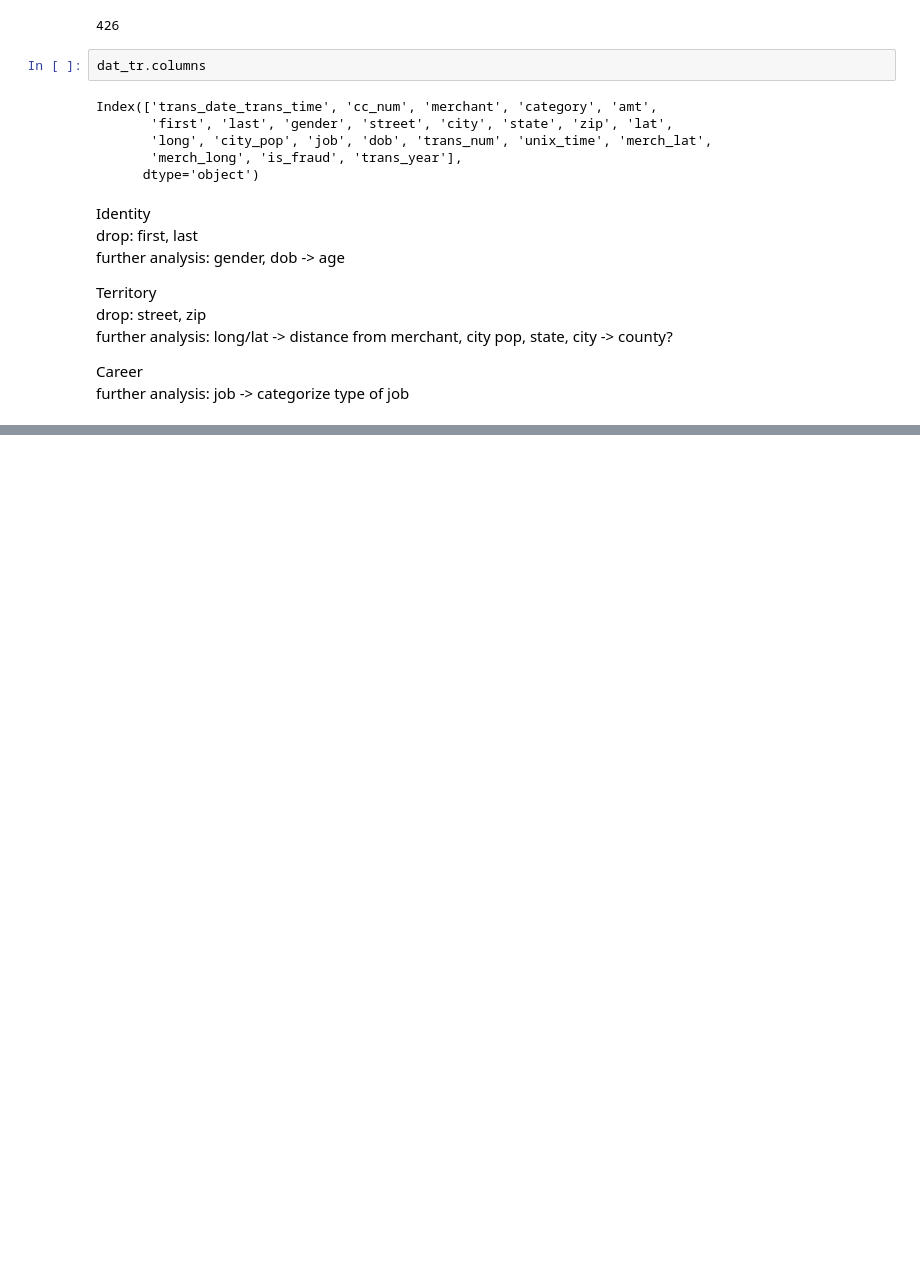
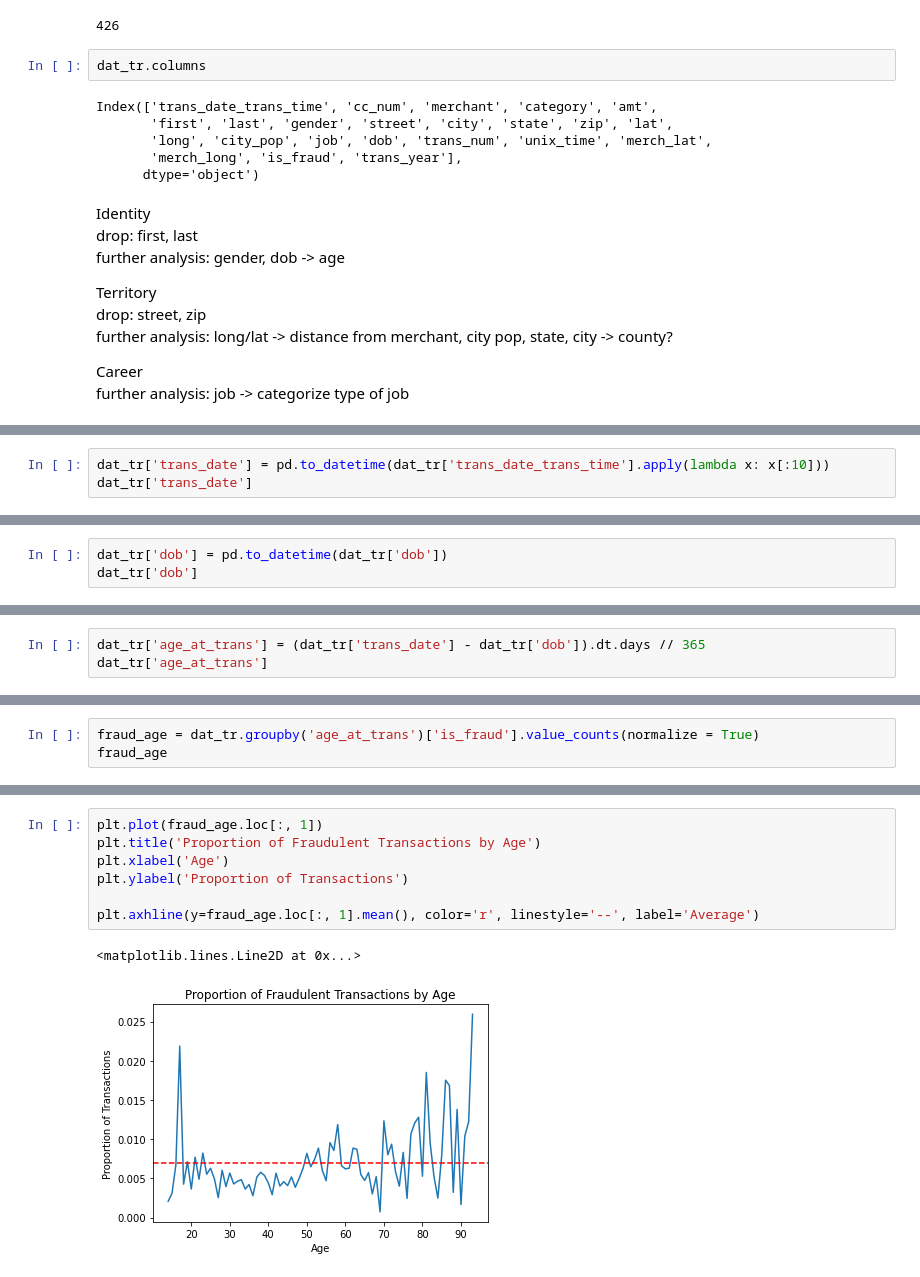
Before and after one commit to anabellafalk/cc_fraud_detection, a Jupyter notebook: eda.ipynb, the cells around one changed output, grey strips where cells are left out. Cells and saved outputs as stored; diff of their text form; blank space fills up the shorter version.

```diff
--- a/eda.ipynb
+++ b/eda.ipynb
@@ -342,0 +391,3 @@ Career \
+# %%
+dat_tr['trans_date'] = pd.to_datetime(dat_tr['trans_date_trans_time'].apply(lambda x: x[:10]))
+dat_tr['trans_date']
@@ -342,0 +412,3 @@ Career \
+# %%
+dat_tr['dob'] = pd.to_datetime(dat_tr['dob'])
+dat_tr['dob']
@@ -342,0 +433,3 @@ Career \
+# %%
+dat_tr['age_at_trans'] = (dat_tr['trans_date'] - dat_tr['dob']).dt.days // 365
+dat_tr['age_at_trans']
@@ -342,0 +464,3 @@ Career \
+# %%
+fraud_age = dat_tr.groupby('age_at_trans')['is_fraud'].value_counts(normalize = True)
+fraud_age
@@ -342,0 +481,10 @@ Career \
+# %%
+plt.plot(fraud_age.loc[:, 1])
+plt.title('Proportion of Fraudulent Transactions by Age')
+plt.xlabel('Age')
+plt.ylabel('Proportion of Transactions')
+
+plt.axhline(y=fraud_age.loc[:, 1].mean(), color='r', linestyle='--', label='Average')
+# %% [output]
+<matplotlib.lines.Line2D at 0x...>
+[figure, added]
```
Also changed, not shown: parts of 19 cells of this notebook.
